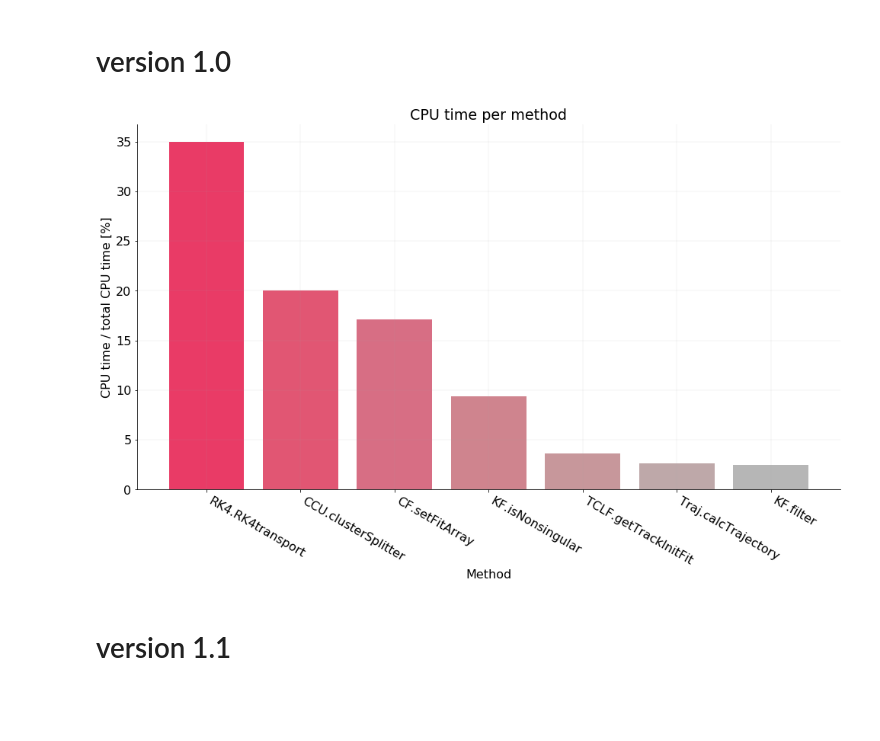
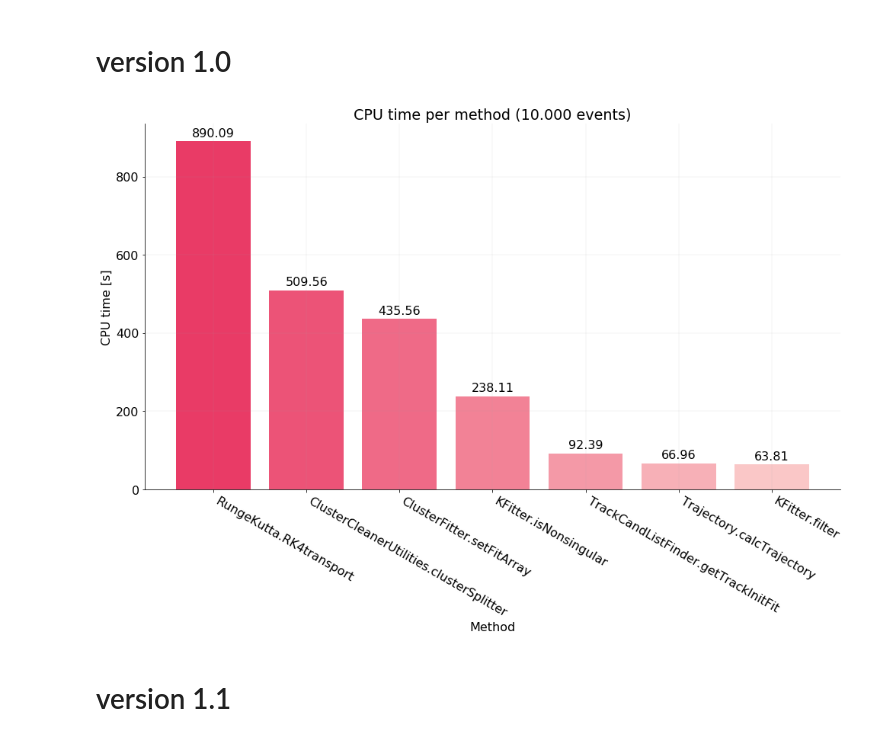
Before and after one commit to bleaktwig/clas12-data-and-tests, a Jupyter notebook: method_times.ipynb, the cells around one changed output. Saved outputs shown, nothing was run; the diff lists cells and outputs as text; code cells hidden in the pictures; blank space fills up the shorter version.

```diff
--- a/method_times.ipynb
+++ b/method_times.ipynb
@@ -50,21 +57,5 @@ grad_7     = np.array([c_red[0], "#dc385a", "#d1556e", "#c76e7a", "#be858a", "#b
-# %%
-def methods_plot(names, times, colors):
-    fig, ax = plt.subplots()
-    fig.set_size_inches(plot_size)
-    for i in range(len(names)):
-        plt.bar(i, times[i], color=colors[i], align="center", alpha=baralpha, label=names[i])
-
-    plt.xlabel("Method")
-    plt.ylabel("CPU time / total CPU time [%]")
-    plt.title("CPU time per method")
-
-    plt.tight_layout()
-    ax.set_xticks(np.arange(len(names)))
-    ax.set_xticklabels(names, rotation = -30, ha="left")
-#     ax.set_xticklabels(names)
-    ax.spines['top'].set_visible(False)
-    ax.spines['right'].set_visible(False)
-    ax.grid(color=c_gray[0], linestyle='-', linewidth=0.25, alpha=0.5)
-
-    plt.show()
-    return
+# %%
+# ==- SPECIAL GRADIENTS -===========================================================================
+grad_7     = np.array([c_red, "#e9355f", "#ed5072", "#f06c84", "#f38798", "#f6a3ab", c_pin])
+grad_9_red = np.array([c_red, "#e82e59", "#eb4267", "#ed5776", "#f06c84", "#f28093", "#f595a1", "#f7a9af", c_pin])
+grad_9_gre = np.array([c_gre, "#4abd5a", "#58c769", "#65d078", "#73d987", "#81e396", "#8feca5", "#9cf6b4", c_min])
@@ -71,19 +126,19 @@ def methods_plot(names, times, colors):
 # %% [markdown]
 # version 1.0
-# %%
-methods = [
-    "RK4.RK4transport",
-    "CCU.clusterSplitter",
-    "CF.setFitArray",
-    "KF.isNonsingular",
-    "TCLF.getTrackInitFit",
-    "Traj.calcTrajectory",
-    "KF.filter"
-]
-total_time = np.array([35.0, 20.0, 17.1, 9.4, 3.6, 2.6, 2.5])
-
-methods_plot(methods, total_time, grad_7)
-# %% [output]
-[figure, removed]
+# %%
+names = [
+    "RungeKutta.RK4transport",
+    "ClusterCleanerUtilities.clusterSplitter",
+    "ClusterFitter.setFitArray",
+    "KFitter.isNonsingular",
+    "TrackCandListFinder.getTrackInitFit",
+    "Trajectory.calcTrajectory",
+    "KFitter.filter",
+]
+times = [890.09, 509.56, 435.56, 238.11,  92.39,  66.96,  63.81]
+
+methods_plot(names, times, grad_7)
+# %% [output]
+[figure, added]
 # %% [markdown]
 # version 1.1
```
Also changed, not shown: parts of 8 cells of this notebook, 6 other files.
